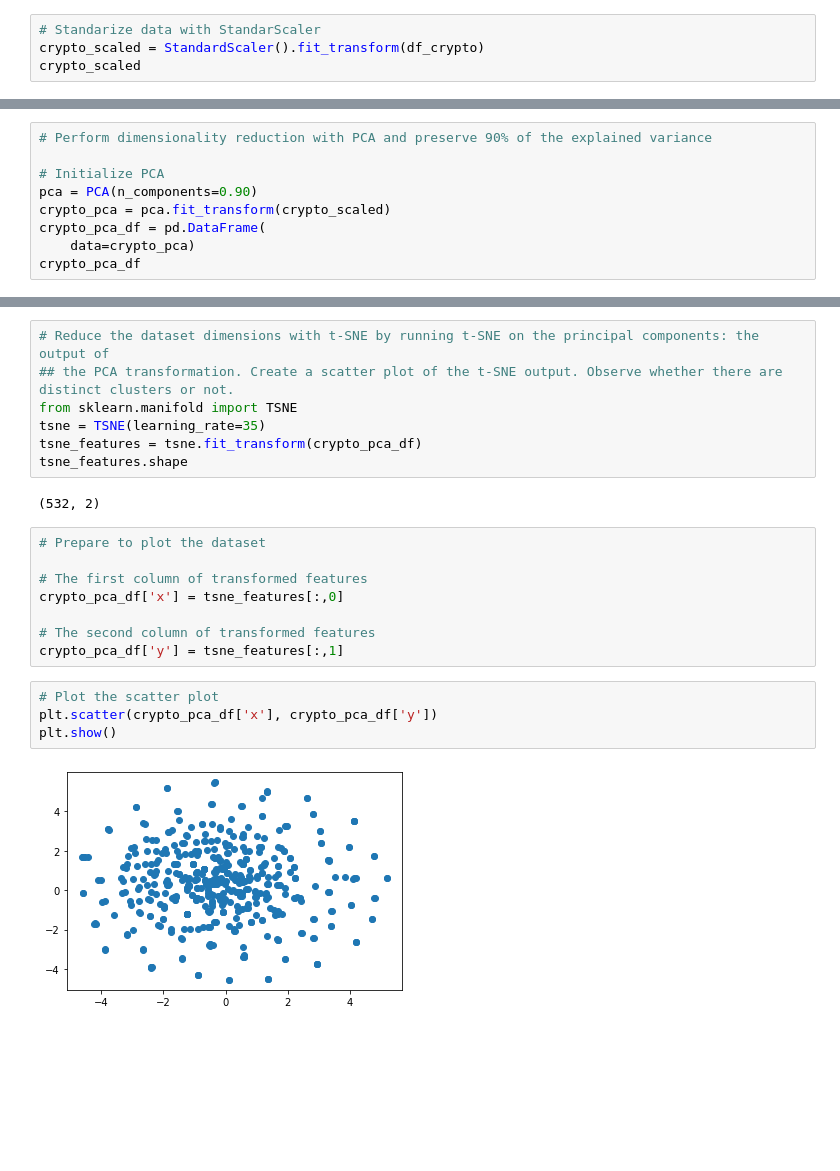
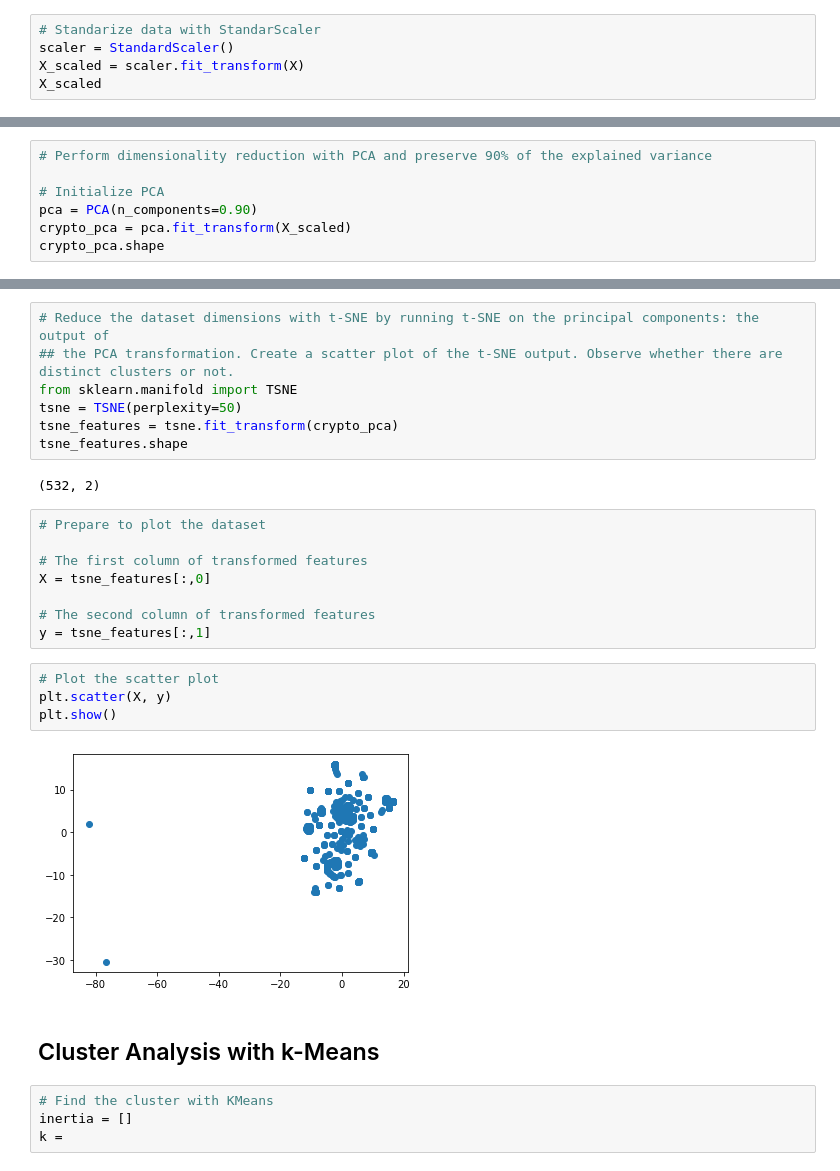
Before and after one commit to akrakowsky/Module_20, a Jupyter notebook: cryptocurrency_cluster.ipynb, the cells around one changed output, grey strips where cells are left out. Cells and saved outputs as stored; diff of their text form; blank space fills up the shorter version.

```diff
--- a/cryptocurrency_cluster.ipynb
+++ b/cryptocurrency_cluster.ipynb
@@ -122,5 +154,6 @@ df_crypto
 # %%
 # Standarize data with StandarScaler
-crypto_scaled = StandardScaler().fit_transform(df_crypto)
-crypto_scaled
+scaler = StandardScaler()
+X_scaled = scaler.fit_transform(X)
+X_scaled
 # %% [output]
@@ -144,8 +177,6 @@ array([[-0.11710817, -0.0433963 , -0.0433963 , ..., -0.0433963 ,
 
 # Initialize PCA
 pca = PCA(n_components=0.90)
-crypto_pca = pca.fit_transform(crypto_scaled)
-crypto_pca_df = pd.DataFrame(
-    data=crypto_pca)
-crypto_pca_df
+crypto_pca = pca.fit_transform(X_scaled)
+crypto_pca.shape
 # %% [output]
@@ -169,22 +188,28 @@ After using PCA, the number of features was reduced to 441 from 909.
 # Reduce the dataset dimensions with t-SNE by running t-SNE on the principal components: the output of
 ## the PCA transformation. Create a scatter plot of the t-SNE output. Observe whether there are distinct clusters or not.
 from sklearn.manifold import TSNE
-tsne = TSNE(learning_rate=35)
-tsne_features = tsne.fit_transform(crypto_pca_df)
+tsne = TSNE(perplexity=50)
+tsne_features = tsne.fit_transform(crypto_pca)
 tsne_features.shape
 # %% [output]
 (532, 2)
-# %%
-# Prepare to plot the dataset
-
-# The first column of transformed features
-crypto_pca_df['x'] = tsne_features[:,0]
-
-# The second column of transformed features
-crypto_pca_df['y'] = tsne_features[:,1]
-# %%
-# Plot the scatter plot
-plt.scatter(crypto_pca_df['x'], crypto_pca_df['y'])
-plt.show()
-# %% [output]
-[figure, removed]
+# %%
+# Prepare to plot the dataset
+
+# The first column of transformed features
+X = tsne_features[:,0]
+
+# The second column of transformed features
+y = tsne_features[:,1]
+# %%
+# Plot the scatter plot
+plt.scatter(X, y)
+plt.show()
+# %% [output]
+[figure, added]
+# %% [markdown]
+## Cluster Analysis with k-Means
+# %%
+# Find the cluster with KMeans
+inertia = []
+k =
```
Also changed, not shown: parts of 6 cells of this notebook.
